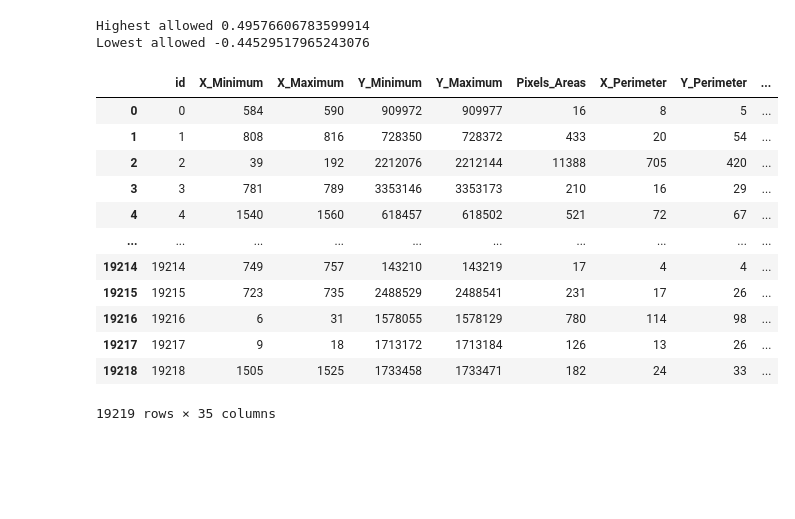
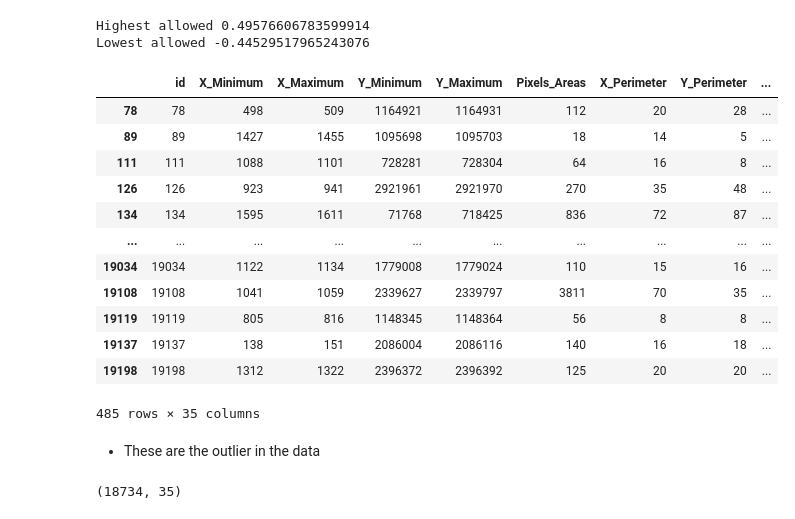
Before and after one commit to krishanwalia30/Steel-Plate-Defect-Prediction, a Jupyter notebook: trials.ipynb, the cells around one changed output. Cells and saved outputs as stored; diff of their text form; code cells hidden in the pictures; blank space fills up the shorter version.

```diff
--- a/trials.ipynb
+++ b/trials.ipynb
@@ -114,18 +118,27 @@ print('Lowest allowed',LCL)
 Highest allowed 0.49576606783599914
 Lowest allowed -0.44529517965243076
 # %%
-train_df[(train_df['Dirtiness'] > LCL) | (train_df['Dirtiness'] < UCL)]
+train_df[(train_df['Dirtiness'] < LCL) | (train_df['Dirtiness'] > UCL)]
 # %% [output]
 |  | id | X_Minimum | X_Maximum | Y_Minimum | Y_Maximum | Pixels_Areas | X_Perimeter | Y_Perimeter | ... |
-| 0 | 0 | 584 | 590 | 909972 | 909977 | 16 | 8 | 5 | ... |
-| 1 | 1 | 808 | 816 | 728350 | 728372 | 433 | 20 | 54 | ... |
-| 2 | 2 | 39 | 192 | 2212076 | 2212144 | 11388 | 705 | 420 | ... |
-| 3 | 3 | 781 | 789 | 3353146 | 3353173 | 210 | 16 | 29 | ... |
-| 4 | 4 | 1540 | 1560 | 618457 | 618502 | 521 | 72 | 67 | ... |
+| 78 | 78 | 498 | 509 | 1164921 | 1164931 | 112 | 20 | 28 | ... |
+| 89 | 89 | 1427 | 1455 | 1095698 | 1095703 | 18 | 14 | 5 | ... |
+| 111 | 111 | 1088 | 1101 | 728281 | 728304 | 64 | 16 | 8 | ... |
+| 126 | 126 | 923 | 941 | 2921961 | 2921970 | 270 | 35 | 48 | ... |
+| 134 | 134 | 1595 | 1611 | 71768 | 718425 | 836 | 72 | 87 | ... |
 | ... | ... | ... | ... | ... | ... | ... | ... | ... | ... |
-| 19214 | 19214 | 749 | 757 | 143210 | 143219 | 17 | 4 | 4 | ... |
-| 19215 | 19215 | 723 | 735 | 2488529 | 2488541 | 231 | 17 | 26 | ... |
-| 19216 | 19216 | 6 | 31 | 1578055 | 1578129 | 780 | 114 | 98 | ... |
-| 19217 | 19217 | 9 | 18 | 1713172 | 1713184 | 126 | 13 | 26 | ... |
-| 19218 | 19218 | 1505 | 1525 | 1733458 | 1733471 | 182 | 24 | 33 | ... |
+| 19034 | 19034 | 1122 | 1134 | 1779008 | 1779024 | 110 | 15 | 16 | ... |
+| 19108 | 19108 | 1041 | 1059 | 2339627 | 2339797 | 3811 | 70 | 35 | ... |
+| 19119 | 19119 | 805 | 816 | 1148345 | 1148364 | 56 | 8 | 8 | ... |
+| 19137 | 19137 | 138 | 151 | 2086004 | 2086116 | 140 | 16 | 18 | ... |
+| 19198 | 19198 | 1312 | 1322 | 2396372 | 2396392 | 125 | 20 | 20 | ... |
-19219 rows × 35 columns
+485 rows × 35 columns
+# %% [markdown]
+- These are the outlier in the data
+# %%
+# Trimming the outliers
+
+train_df = train_df[(train_df['Dirtiness'] > LCL) & (train_df['Dirtiness'] < UCL)]
+train_df.shape
+# %% [output]
+(18734, 35)
```
Also changed, not shown: parts of 29 cells of this notebook, 1 other file.
